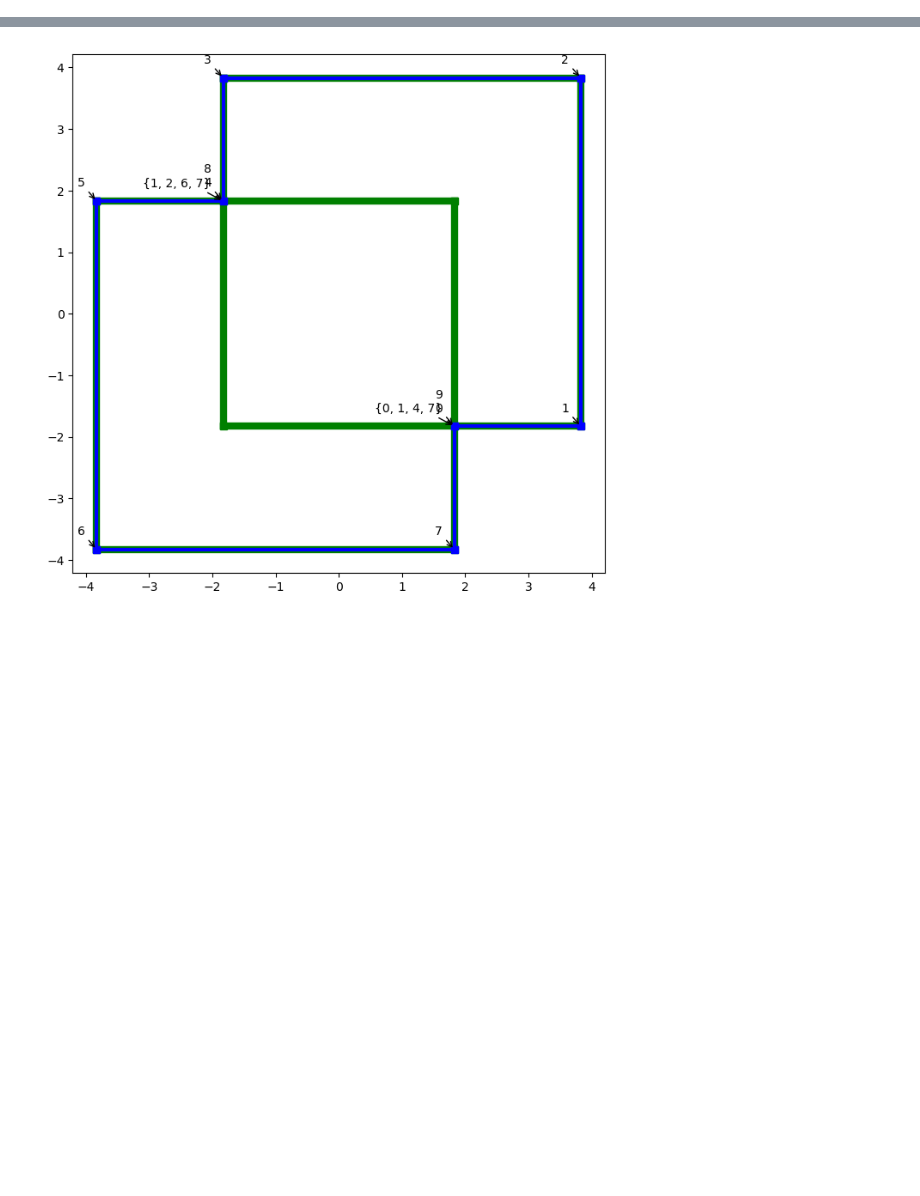
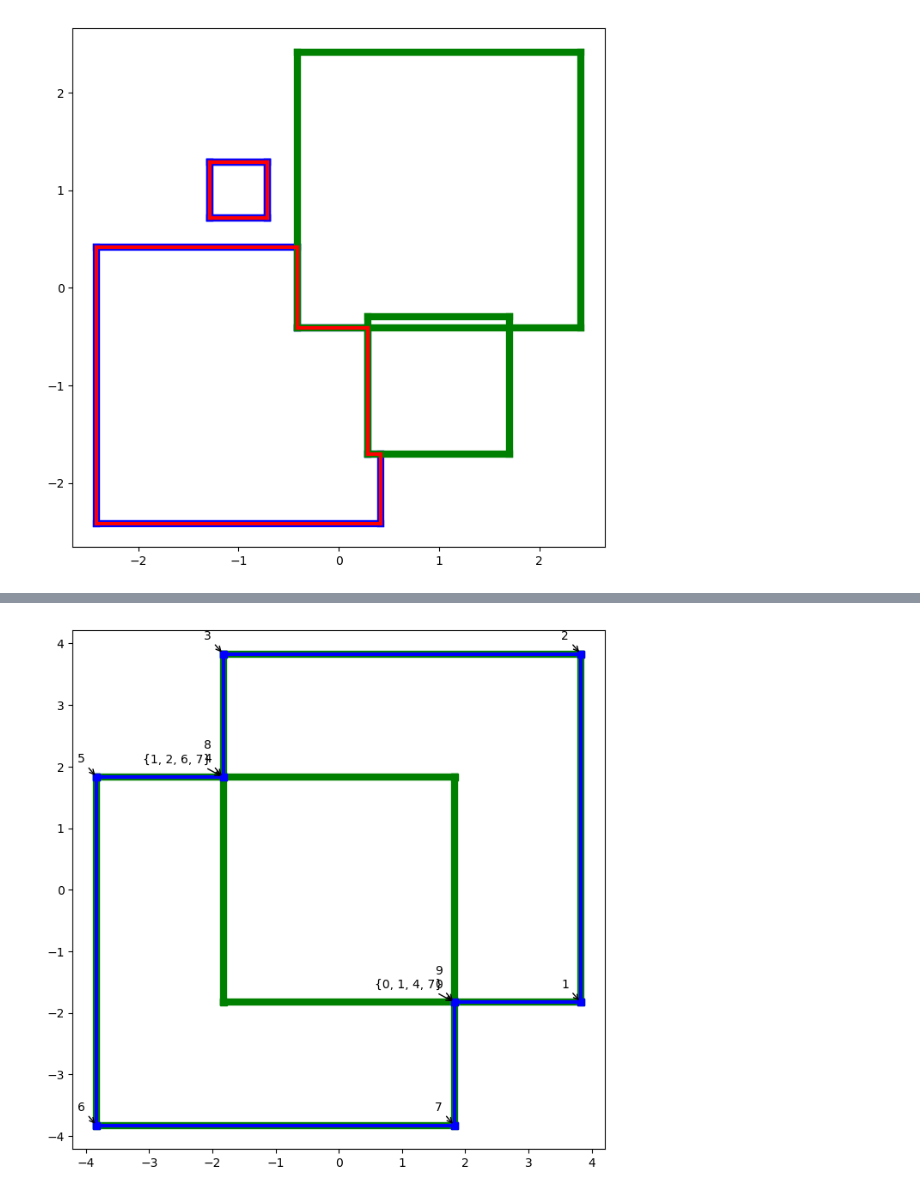
Before and after one commit to ctogle/meshmaker, a Jupyter notebook: notebooks/loop.ipynb, the cells around one changed output, grey strips where cells are left out. Drawn from its saved outputs; the diff is of its cells as text; code cells hidden in the pictures; blank space fills up the shorter version.

```diff
--- a/notebooks/loop.ipynb
+++ b/notebooks/loop.ipynb
@@ -27,0 +32,28 @@ show = partial(show, programs=[MainShader(), EdgeShader(), WireShader(color=vec3
+# %%
+class Support(Loops):
+
+    def embed(self, other):
+        """Add as hole or modify self"""
+
+        diff = self.difference(other)
+        return diff
+
+
+A = vec3(-1, -1, 0).ring(2, 4, True)
+#B = vec3(-1, -1, 0).ring(1, 4, True)
+B = vec3( 1,  1, 0).ring(2, 4, True)
+C = vec3( 1, -1, 0).ring(1, 4, True)
+D = vec3(-1,  1, 0).ring(0.4, 4, True)
+
+a = Support([A, D])
+b = Support([B, C])
+
+#c = a.embed(b)
+c = a.difference(b)
+
+f, ax = plot()
+a.plot(ax, col='b', lw=6)
+b.plot(ax, col='g', lw=6)
+c.plot(ax, col='r', lw=3)
+# %% [output]
+[figure, added]
```
Also changed, not shown: parts of 8 cells of this notebook, 12 other files.
